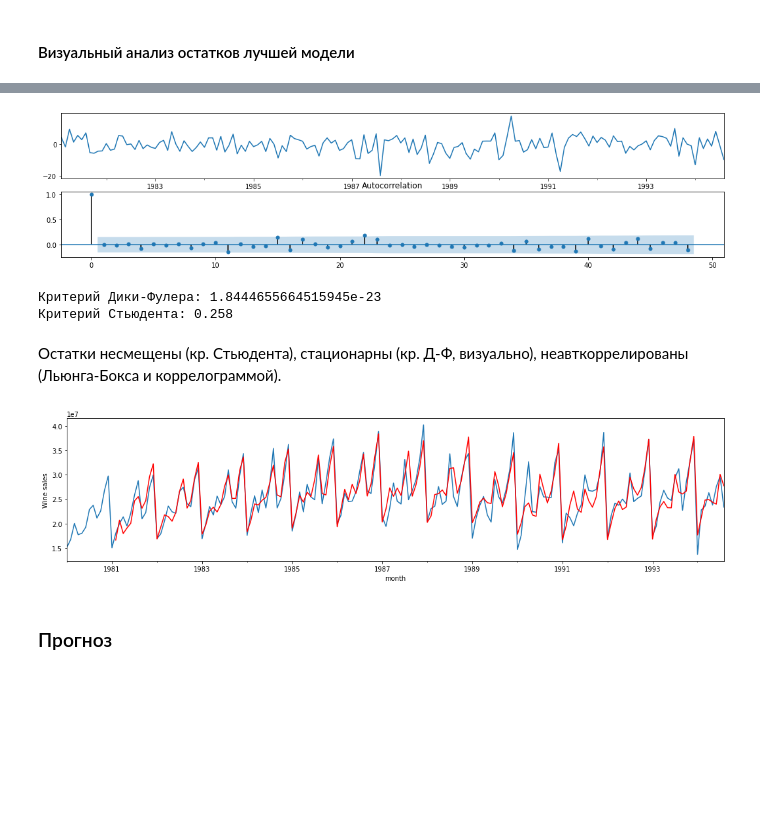
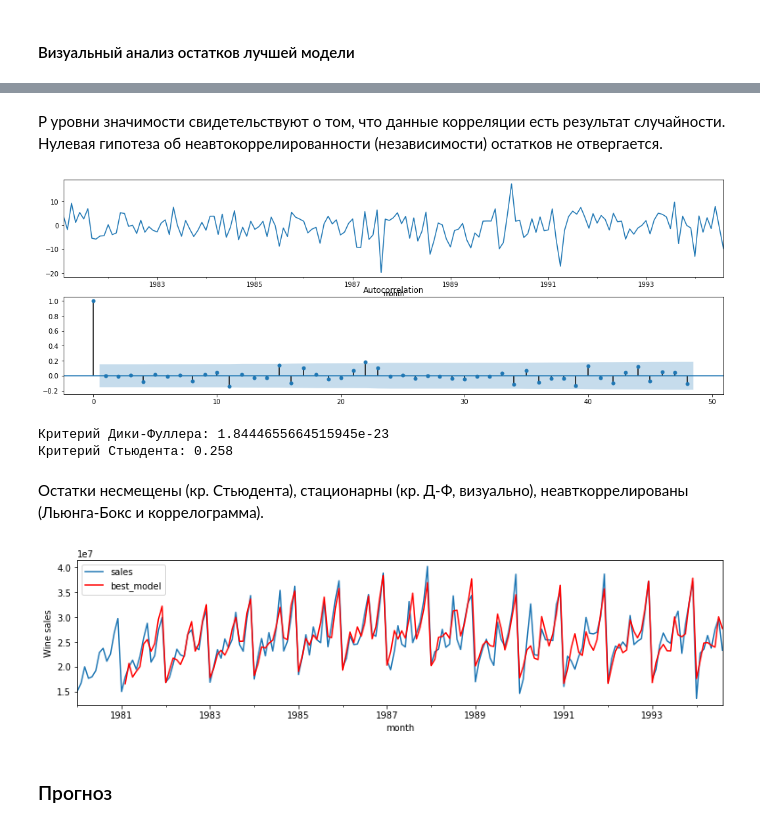
Before and after one commit to AtlanticP/ML, a Jupyter notebook: TSF.ipynb, the cells around one changed output, grey strips where cells are left out. Drawn from its saved outputs; the diff is of its cells as text; code cells hidden in the pictures; blank space fills up the shorter version.

```diff
--- a/TSF.ipynb
+++ b/TSF.ipynb
@@ -107,10 +114,12 @@ $$y_t{'} = y_t - y_{t-1} \notag$$
 $$y_t{'} = y_t - y_{t-s} \notag$$
 - убирает сезонность
 # %%
+# убираем сезонность
 df['sales_box_diff'] = df.sales_box - df.sales_box.shift(12)
+rcParams['figure.figsize'] = 18, 10
 sm.tsa.seasonal_decompose(df.sales_box_diff[12:]).plot()
 DFC = sm.tsa.stattools.adfuller(df.sales_box_diff[12:])[1].round(4)
-txt = f'Критерий Дики-Фулера: {DFC}'
+txt = f'Критерий Дики-Фуллера: {DFC}'
 print(txt)
 plt.show()
 # %% [output]
@@ -118 +127,5 @@ plt.show()
 [figure]
+# %%
+rcParams['figure.figsize'] = 18, 3
+sm.graphics.tsa.plot_acf(df.sales_box_diff.values[13:],lags=48)
+plt.show()
@@ -119,8 +136,9 @@ plt.show()
 # %%
+rcParams['figure.figsize'] = 18, 10
 df['sales_box_diff2'] = df.sales_box_diff - df.sales_box_diff.shift(1)
 sm.tsa.seasonal_decompose(df.sales_box_diff2[13:]).plot()
 DFC = sm.tsa.stattools.adfuller(df.sales_box_diff2[13:])[1].round(6)
-txt = f'Критерий Дики-Фулера: {DFC}'
+txt = f'Критерий Дики-Фуллера: {DFC}'
 print(txt)
 plt.show()
 # %% [output]
@@ -231,29 +282,33 @@ Q-тест Льюнга - Бокса - (0.01, 0.93) - данные являют
+# %% [markdown]
+P уровни значимости свидетельствуют о том, что данные корреляции есть результат случайности. Нулевая гипотеза об неавтокоррелированности (независимости) остатков не отвергается.
 # %%
-fig, axes = plt.subplots(nrows=2, ncols=1, figsize=(18, 4))
+fig, axes = plt.subplots(nrows=2, ncols=1, figsize=(18, 6))
 best_model.resid[13:].plot(ax=axes[0])
 sm.graphics.tsa.plot_acf(best_model.resid[13:].values, lags=48, ax=axes[1])
 plt.show()
 
 DFC = sm.tsa.stattools.adfuller(best_model.resid[13:])[1]
-txt = f'Критерий Дики-Фулера: {DFC}'
+txt = f'Критерий Дики-Фуллера: {DFC}'
 print(txt)
 SC = sts.ttest_1samp(best_model.resid[13:], 0)[1]
 txt = f'Критерий Стьюдента: {SC.round(3)}'
 print(txt)
 # %% [output]
-[figure, old version]
+[figure, new version]
-Критерий Дики-Фулера: 1.8444655664515945e-23
+Критерий Дики-Фуллера: 1.8444655664515945e-23
 Критерий Стьюдента: 0.258
 # %% [markdown]
-Остатки несмещены (кр. Стьюдента), стационарны (кр. Д-Ф, визуально), неавткоррелированы (Льюнга-Бокса и коррелограммой).
+Остатки несмещены (кр. Стьюдента), стационарны (кр. Д-Ф, визуально), неавткоррелированы (Льюнга-Бокс и коррелограмма).
 # %%
+rcParams['figure.figsize'] = (13, 3)
 df['model'] = invboxcox(best_model.fittedvalues, lmb)
 df.sales.plot()
-df.model[13:].plot(color='r')
+df.model[13:].plot(color='r', label='best_model')
 plt.ylabel('Wine sales')
+plt.legend()
 plt.show()
 # %% [output]
-[figure, old version]
+[figure, new version]
 # %% [markdown]
 ### Прогноз
 # %%
```
Also changed, not shown: parts of 18 cells of this notebook.
